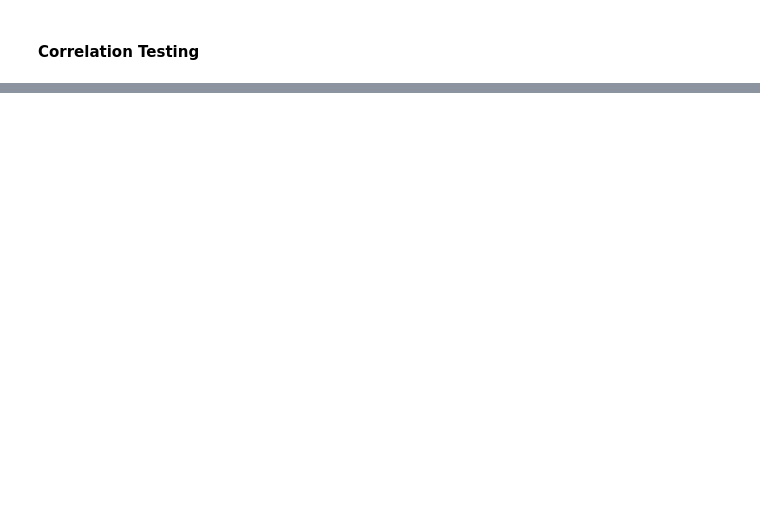
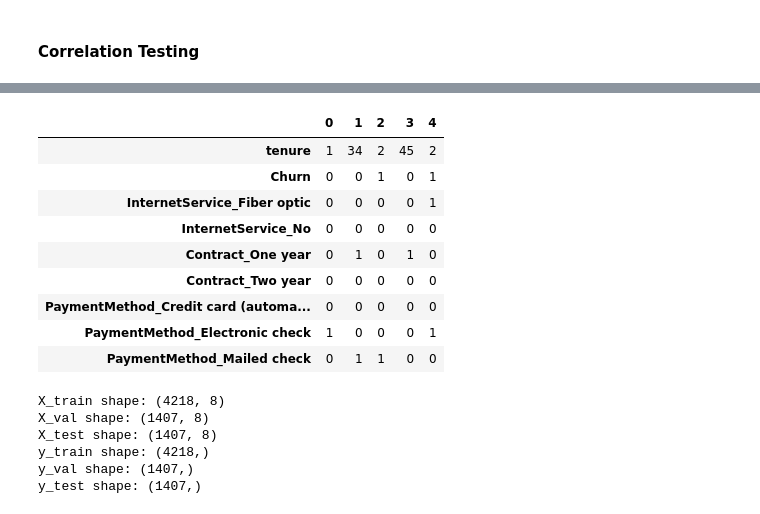
Before and after one commit to AbhinnV04/Customer_Churn_Telco, a Jupyter notebook: notebooks/02_simple_model.ipynb, the cells around one changed output, grey strips where cells are left out. Drawn from its saved outputs; the diff is of its cells as text; code cells hidden in the pictures; blank space fills up the shorter version.

```diff
--- a/notebooks/02_simple_model.ipynb
+++ b/notebooks/02_simple_model.ipynb
@@ -316,0 +314,4 @@ plt.show()
+# %%
+columns_to_keep = ['Churn', 'tenure', 'InternetService', 'Contract', 'PaymentMethod']
+columns_to_remove = [x for x in df_processed.columns if x not in columns_to_keep]
+columns_to_remove
@@ -316,0 +334,3 @@ plt.show()
+# %%
+df_final = df_processed.drop(columns=columns_to_remove)
+df_final.head(5).T
@@ -316,0 +344,19 @@ plt.show()
+# %%
+bool_cols = get_yes_no_columns(df_final)
+
+if bool_cols:
+    df_final = convert_yes_no_to_boolean(df_final, bool_cols)
+
+df_final_encoded = convert_remaining_objects_to_dummies(df_final)
+df_final_encoded.head(5).T
+# %% [output]
+|  | 0 | 1 | 2 | 3 | 4 |
+| tenure | 1 | 34 | 2 | 45 | 2 |
+| Churn | 0 | 0 | 1 | 0 | 1 |
+| InternetService_Fiber optic | 0 | 0 | 0 | 0 | 1 |
+| InternetService_No | 0 | 0 | 0 | 0 | 0 |
+| Contract_One year | 0 | 1 | 0 | 1 | 0 |
+| Contract_Two year | 0 | 0 | 0 | 0 | 0 |
+| PaymentMethod_Credit card (automa... | 0 | 0 | 0 | 0 | 0 |
+| PaymentMethod_Electronic check | 1 | 0 | 0 | 0 | 1 |
+| PaymentMethod_Mailed check | 0 | 1 | 1 | 0 | 0 |
@@ -316,0 +393,15 @@ plt.show()
+# %%
+X_train, X_val, X_test, y_train, y_val, y_test = split_data(df_final_encoded)
+print("X_train shape:", X_train.shape)
+print("X_val shape:", X_val.shape)
+print("X_test shape:", X_test.shape)
+print("y_train shape:", y_train.shape)
+print("y_val shape:", y_val.shape)
+print("y_test shape:", y_test.shape)
+# %% [output]
+X_train shape: (4218, 8)
+X_val shape: (1407, 8)
+X_test shape: (1407, 8)
+y_train shape: (4218,)
+y_val shape: (1407,)
+y_test shape: (1407,)
```
Also changed, not shown: parts of 26 cells of this notebook.
